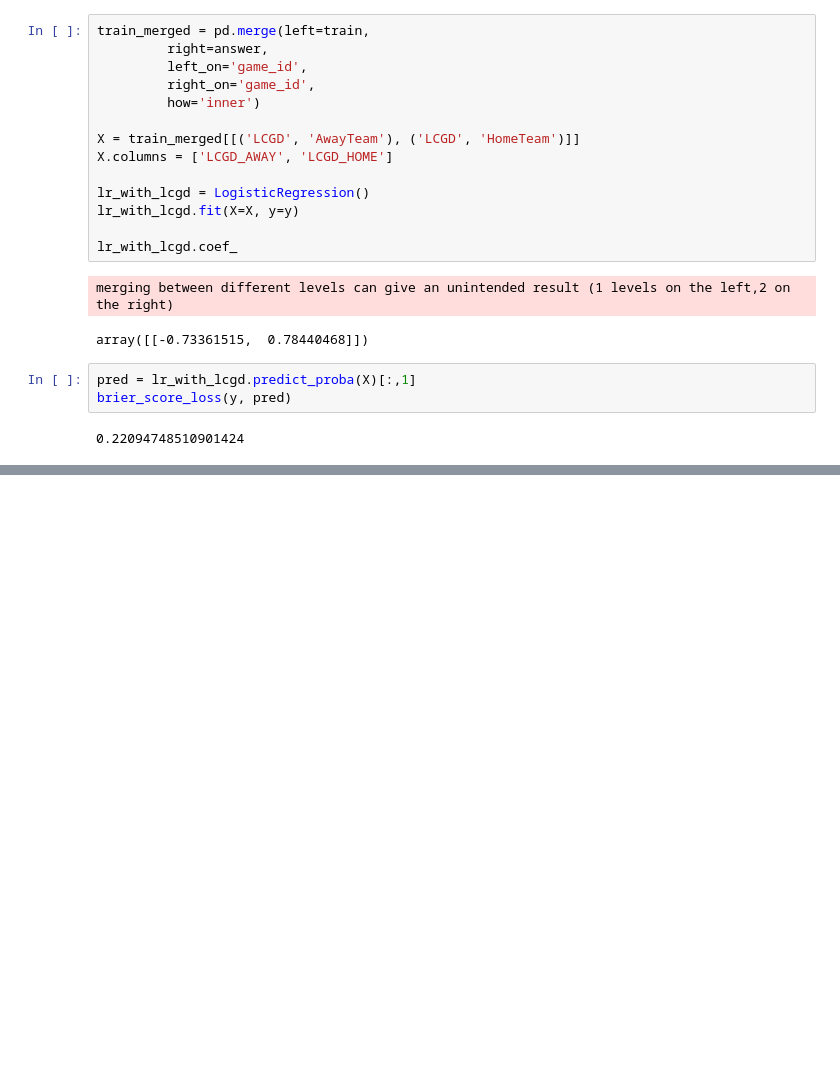
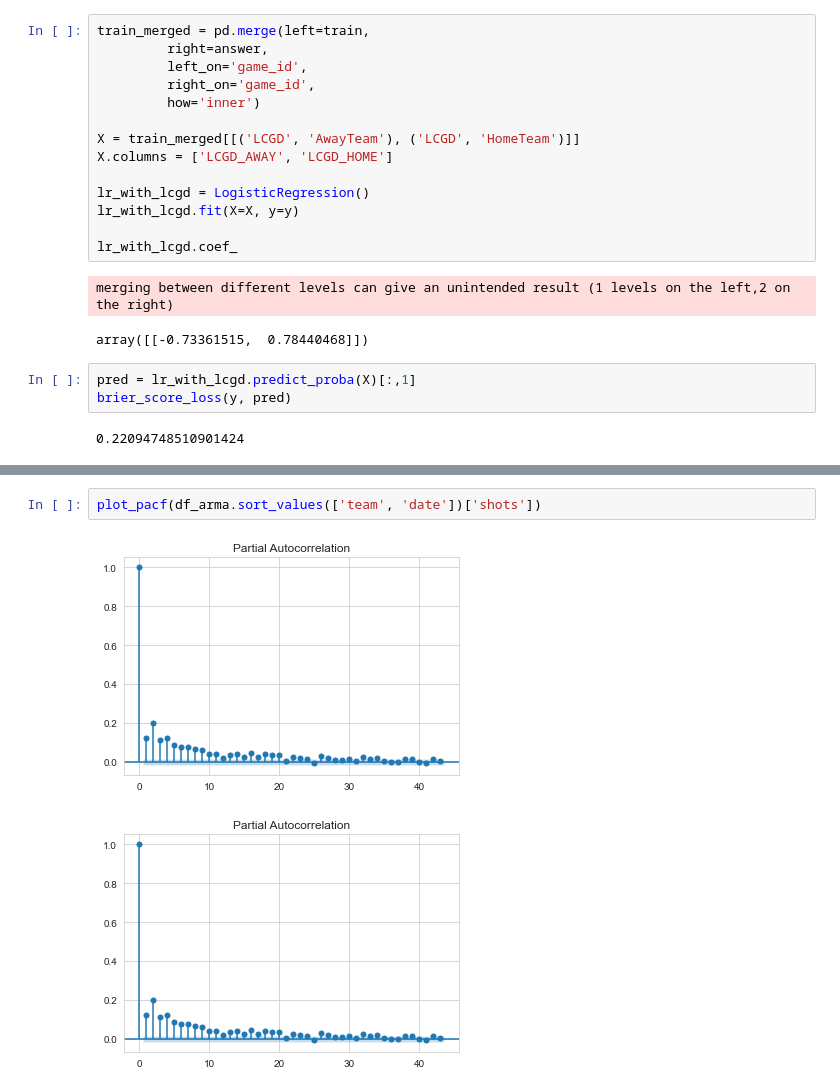
Before and after one commit to EricHe98/sports-analytics, a Jupyter notebook: hw2/hw2.ipynb, the cells around one changed output, grey strips where cells are left out. Drawn from its saved outputs; the diff is of its cells as text; blank space fills up the shorter version.

```diff
--- a/hw2/hw2.ipynb
+++ b/hw2/hw2.ipynb
@@ -207,0 +374,5 @@ brier_score_loss(y, pred)
+# %%
+plot_pacf(df_arma.sort_values(['team', 'date'])['shots'])
+# %% [output]
+[figure, added]
+[figure, added]
```
Also changed, not shown: parts of 58 cells of this notebook, 6 other files.
